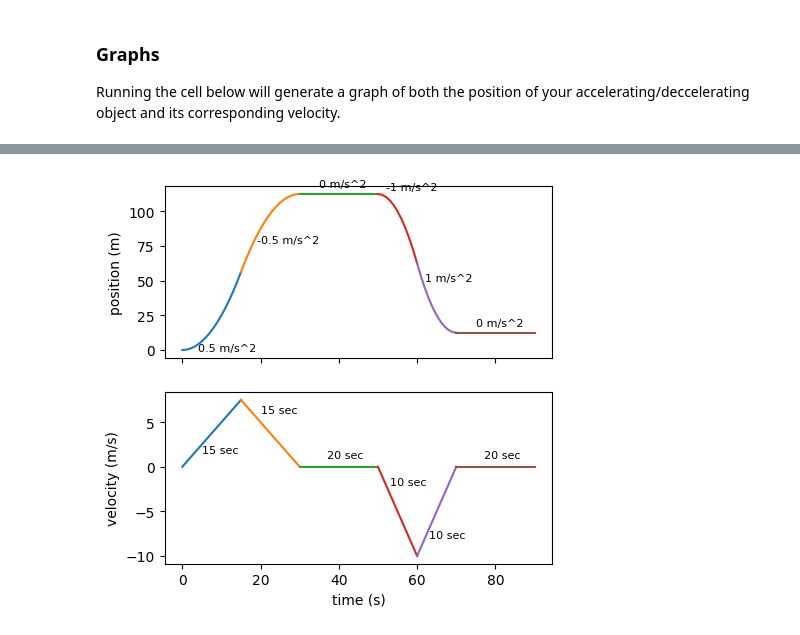
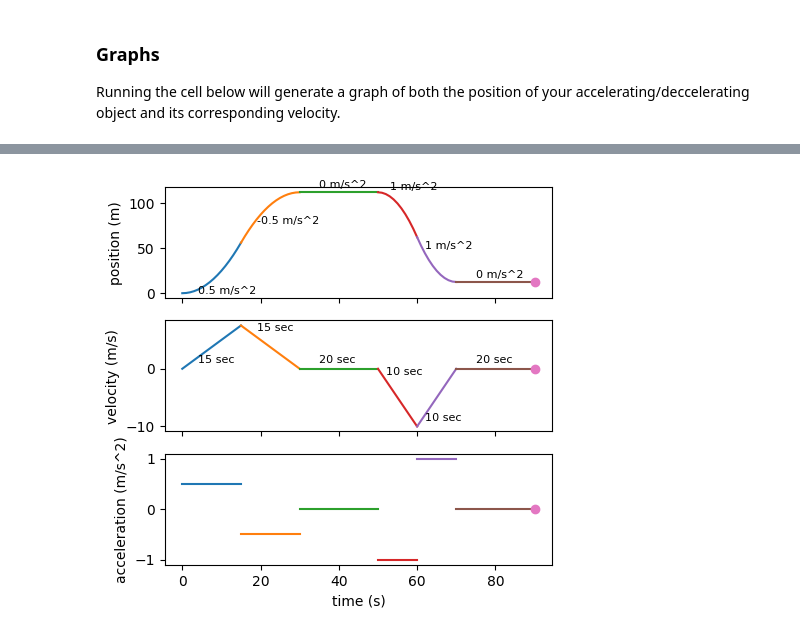
Before and after one commit to jchuahtacc/dva_notebook, a Jupyter notebook: Distance, Velocity and Acceleration.ipynb, the cells around one changed output, grey strips where cells are left out. Cells and saved outputs as stored; diff of their text form; code cells hidden in the pictures.

Commit message:
Added acceleration graph, animation

```diff
--- a/Distance, Velocity and Acceleration.ipynb
+++ b/Distance, Velocity and Acceleration.ipynb
@@ -19,31 +19,37 @@ last_time = 0
 import numpy as np
 %matplotlib inline
 import matplotlib.pyplot as plt
+from matplotlib import animation, rc
+from IPython.display import HTML
 
-f, (ax1, ax2) = plt.subplots(2, sharex=True)
+f, (ax1, ax2, ax3) = plt.subplots(3, sharex=True)
 f.set_dpi(100)
 f.set_figwidth(5)
 f.set_figheight(5)
 
 ax1.set_ylabel("position (m)")
 ax2.set_ylabel("velocity (m/s)")
-ax2.set_xlabel("time (s)")
+ax3.set_ylabel("acceleration (m/s^2)")
+ax3.set_xlabel("time (s)")
 
 timesteps = np.array([])
 positions = np.array([])
 velocities = np.array([])
+accelerations = np.array([])
 
 for i in range(len(accels)):
     slice = np.linspace(0, durations[i], durations[i] + 1)
     ys = 0.5 * accels[i] * np.square(slice) + last_v * slice + last_d
     vs = accels[i] * slice + last_v
     ts = slice + last_time
+    accs = [accels[i]] * (durations[i] + 1)
     last_v = vs[len(vs) - 1]
     last_d = ys[len(ys) - 1]
     last_time = sum(durations[:i + 1])
     timesteps = np.append(timesteps, ts)
     positions = np.append(positions, ys)
     velocities = np.append(velocities, vs)
+    accelerations = np.append(accelerations, accs)
     if (ys[0] < ys[len(ys) - 1]):
         ypos = ys[len(ys) / 4] - 5
     else:
@@ -56,6 +62,18 @@ for i in range(len(accels)):
     ax2.text(ts[len(ts) / 4], ypos, str(durations[i]) + " sec", fontsize=8)
     ax1.plot(ts, ys)
     ax2.plot(ts, vs)
+    ax3.plot(ts, accs)
 
-plt.show()
+position_marker, = ax1.plot(timesteps[0], positions[0], marker='o')
+velocity_marker, = ax2.plot(timesteps[0], velocities[0], marker='o')
+acceleration_marker, = ax3.plot(timesteps[0], accelerations[0], marker='o')
+
+def animate(i):
+    position_marker.set_data(timesteps[i], positions[i])
+    velocity_marker.set_data(timesteps[i], velocities[i])
+    acceleration_marker.set_data(timesteps[i], accelerations[i])
+    return (position_marker, velocity_marker, acceleration_marker, )
+
+anim = animation.FuncAnimation(f, animate, frames=len(timesteps), interval=100, blit=True)
+HTML(anim.to_html5_video())
 # %% [output]
@@ -62 +81 @@ plt.show()
-[figure, old version]
+[figure, new version]
```
Also changed, not shown: parts of 1 cell of this notebook.
